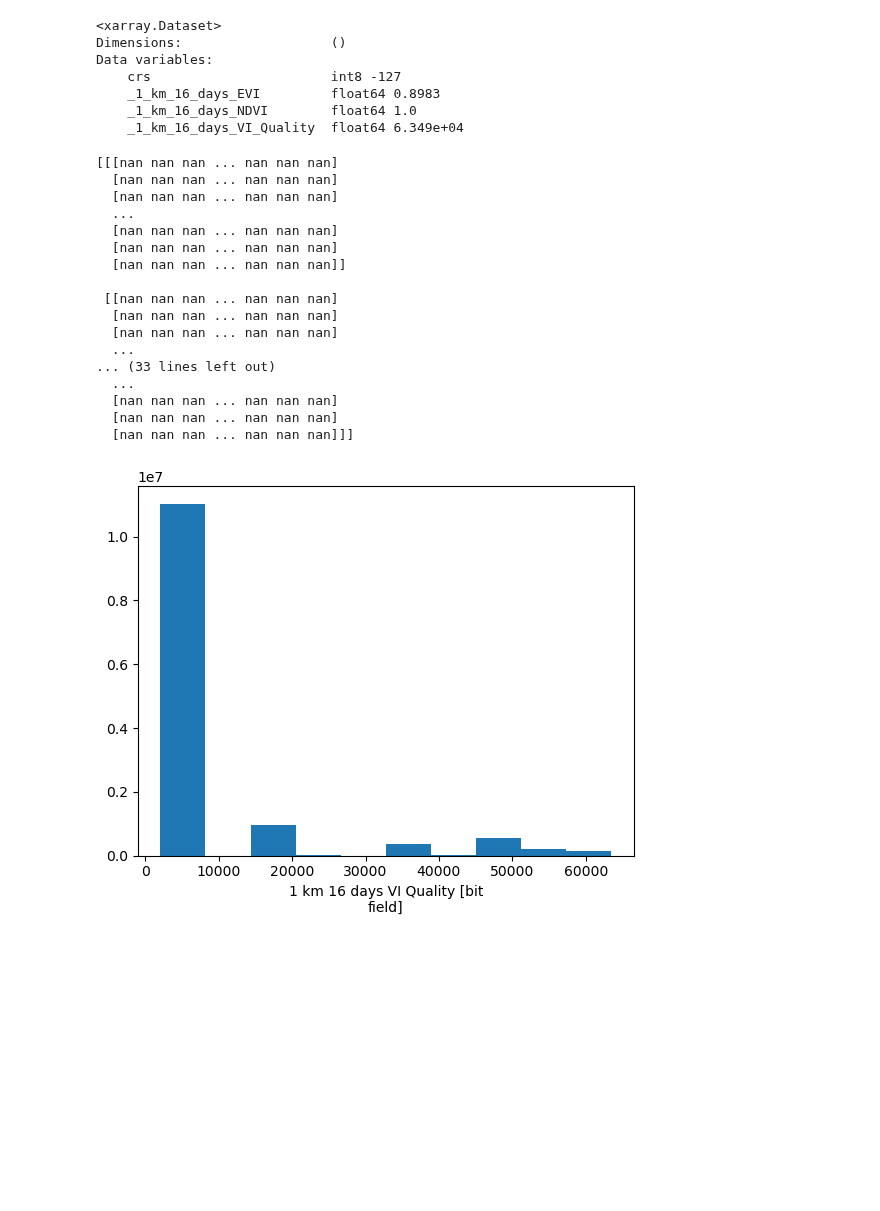
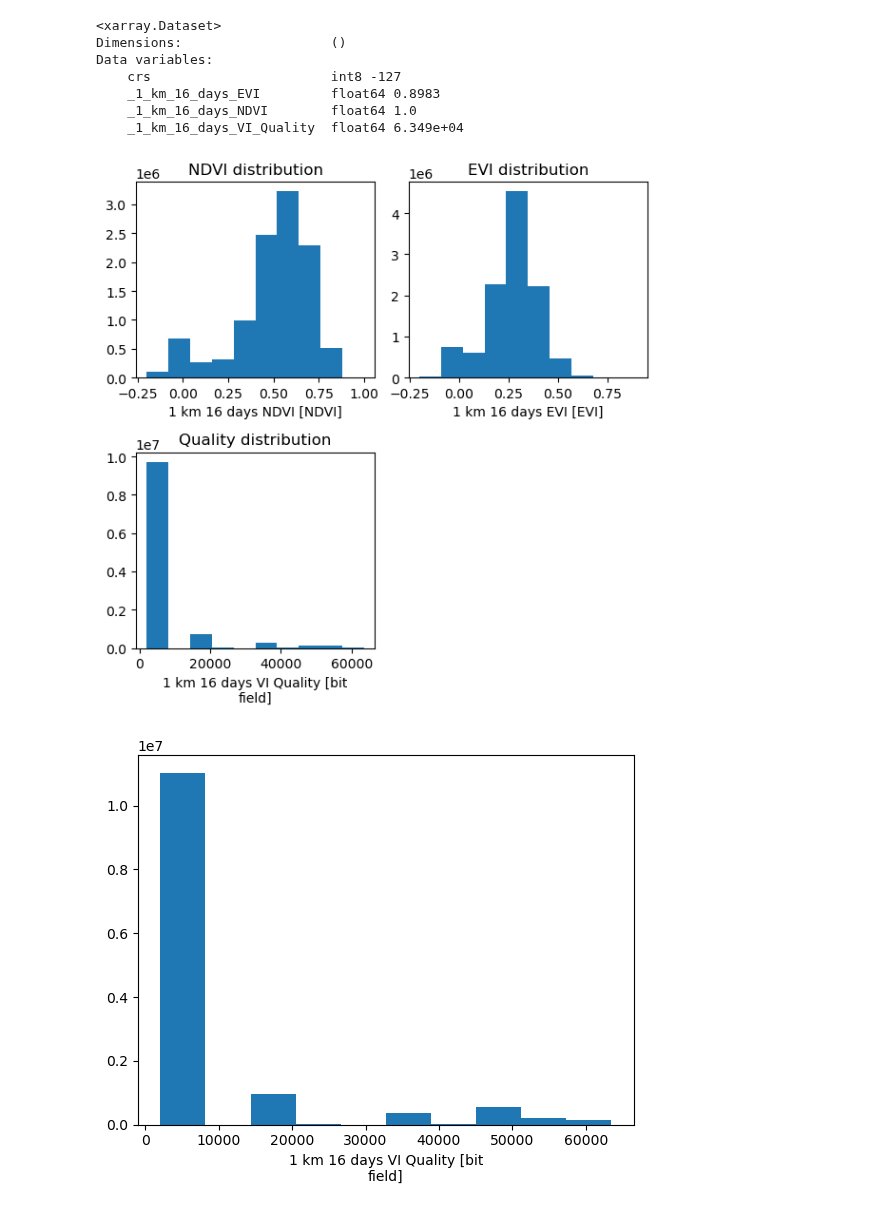
Before and after one commit to Sliders122/wildfire, a Jupyter notebook: src/Inspect_raw_data.ipynb, the cells around one changed output. Saved outputs shown, nothing was run; the diff lists cells and outputs as text; code cells hidden in the pictures; blank space fills up the shorter version.

```diff
--- a/src/Inspect_raw_data.ipynb
+++ b/src/Inspect_raw_data.ipynb
@@ -29,9 +29,10 @@ variables: LAI, FPAR, FCOVER
 # %%
 # Open the dataset with xarray
 path_data = "../data/Raw/"
-ndvi = xr.open_dataset(path_data +'ndvi_01012010_09012022.nc')
-lai = xr.open_dataset(path_data +'leaf_area_index_01012010_09012022.nc')
-evap = xr.open_dataset(path_data +'Evapotranspiration_500m_aid0001.nc')
+ndvi = xr.open_dataset(path_data +'Raw_NDVI_16D_1km.nc')
+lai = xr.open_dataset(path_data +'Raw_LAI_8D_500m.nc')
+evap = xr.open_dataset(path_data +'Raw_evap_8D_500m.nc')
+era= xr.open_dataset(path_data +'Raw_weather_4H_9km.nc')
 # %%
 ds = ndvi
 # %%
@@ -101,27 +102,25 @@ Data variables:
     _1_km_16_days_EVI         float64 0.8983
     _1_km_16_days_NDVI        float64 1.0
     _1_km_16_days_VI_Quality  float64 6.349e+04
-# %%
-# Print all the unique values of the data variables of the xar
-print(ds['Lai_500m'].values)
-# %% [output]
-[[[nan nan nan ... nan nan nan]
-  [nan nan nan ... nan nan nan]
-  [nan nan nan ... nan nan nan]
-  ...
-  [nan nan nan ... nan nan nan]
-  [nan nan nan ... nan nan nan]
-  [nan nan nan ... nan nan nan]]
-
- [[nan nan nan ... nan nan nan]
-  [nan nan nan ... nan nan nan]
-  [nan nan nan ... nan nan nan]
-  ...
-... (33 lines left out)
-  ...
-  [nan nan nan ... nan nan nan]
-  [nan nan nan ... nan nan nan]
-  [nan nan nan ... nan nan nan]]]
+# %%
+plt.rcParams["figure.figsize"] = [6, 6]
+plt.rcParams["figure.autolayout"] = True
+
+plt.subplot(2,2,1)
+ds['_1_km_16_days_NDVI'].plot()
+plt.title("NDVI distribution")
+
+plt.subplot(2,2,2)
+ds['_1_km_16_days_EVI'].plot()
+plt.title("EVI distribution")
+
+plt.subplot(2,2,3)
+ds['_1_km_16_days_VI_Quality'].plot()
+plt.title("Quality distribution")
+plt.savefig("NDVI_EVI_Quality_distrib.png")
+plt.show()
+# %% [output]
+[figure, added]
 # %%
 # plot the data
 ds['_1_km_16_days_VI_Quality'].plot()
```
Also changed, not shown: parts of 2 cells of this notebook.
